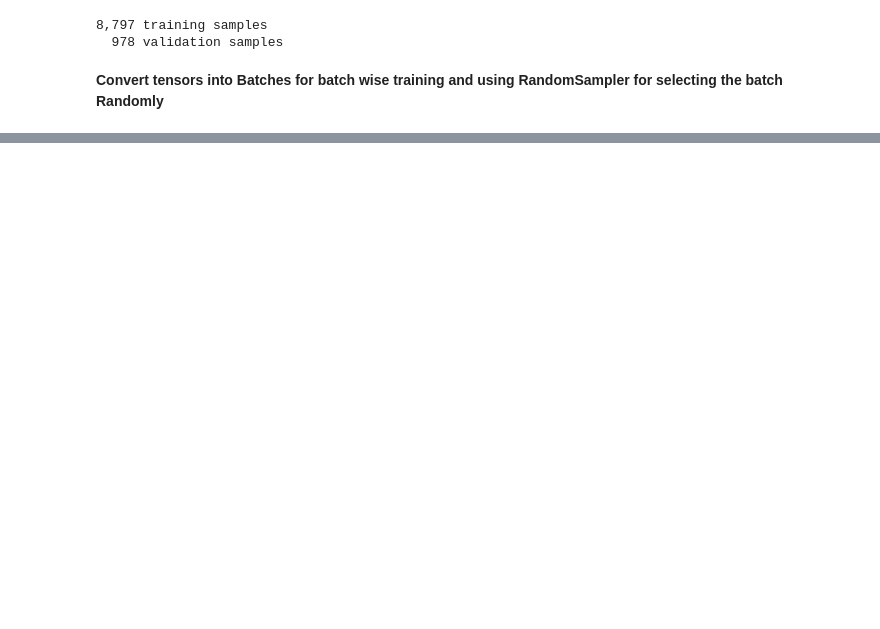
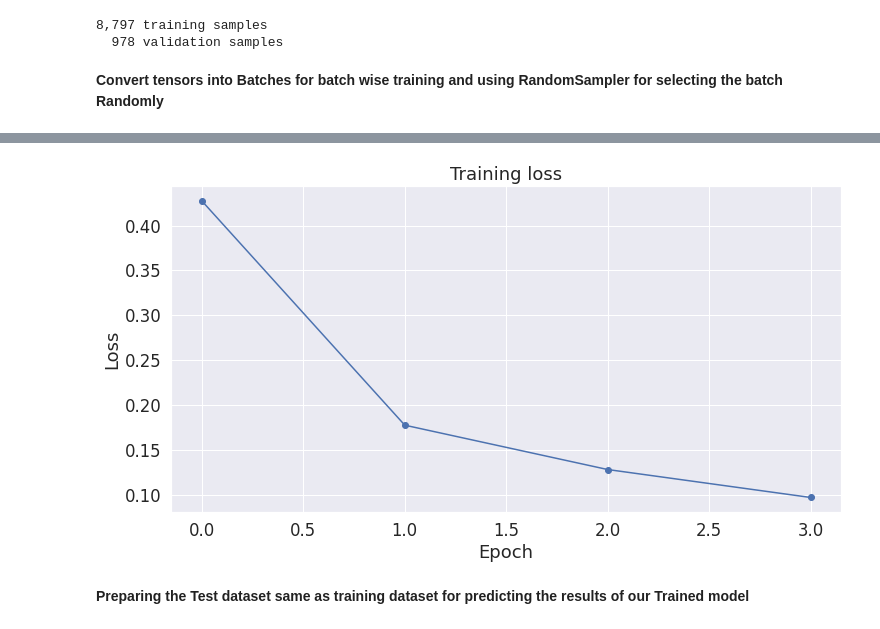
Before and after one commit to QuincyMillerDev/TransformersFinalProject, a Jupyter notebook: BertNER.ipynb, the cells around one changed output, grey strips where cells are left out. Drawn from its saved outputs; the diff is of its cells as text; code cells hidden in the pictures; blank space fills up the shorter version.

```diff
--- a/BertNER.ipynb
+++ b/BertNER.ipynb
@@ -310,0 +340,19 @@ AssertionError: Torch not compiled with CUDA enabled
+# %%
+# Load the AdamW optimizer
+optimizer = AdamW(model.parameters(),
+                  lr = 5e-5, # args.learning_rate
+                  eps = 1e-8 # args.adam_epsilon
+                )
+# %%
+from transformers import get_linear_schedule_with_warmup
+
+# Number of training epochs
+epochs = 4
+
+# Total number of training steps is number of batches * number of epochs.
+total_steps = len(train_dataloader) * epochs
+
+# Create the learning rate scheduler.
+scheduler = get_linear_schedule_with_warmup(optimizer,
+                                            num_warmup_steps = 0,
+                                            num_training_steps = total_steps)
@@ -310,0 +429,26 @@ AssertionError: Torch not compiled with CUDA enabled
+# %%
+import matplotlib.pyplot as plt
+% matplotlib inline
+
+import seaborn as sns
+
+# Use plot styling from seaborn.
+sns.set(style='darkgrid')
+
+# Increase the plot size and font size.
+sns.set(font_scale=1.5)
+plt.rcParams["figure.figsize"] = (12,6)
+
+# Plot the learning curve.
+plt.plot(loss_values, 'b-o')
+
+# Label the plot.
+plt.title("Training loss")
+plt.xlabel("Epoch")
+plt.ylabel("Loss")
+
+plt.show()
+# %% [output]
+[figure, added]
+# %% [markdown]
+**Preparing the Test dataset same as training dataset for predicting the results of our Trained model**
```
Also changed, not shown: parts of 44 cells of this notebook.
